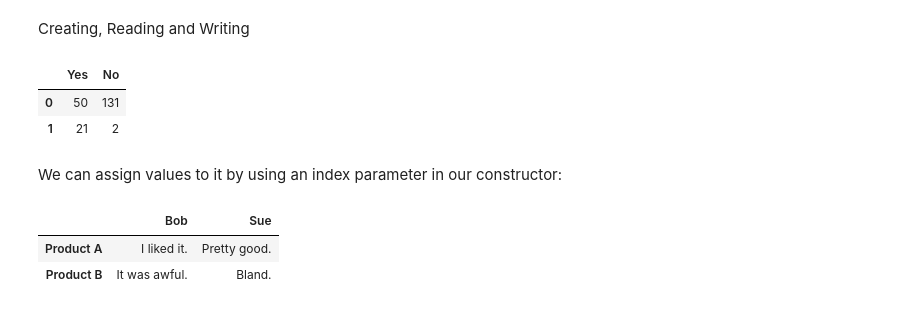
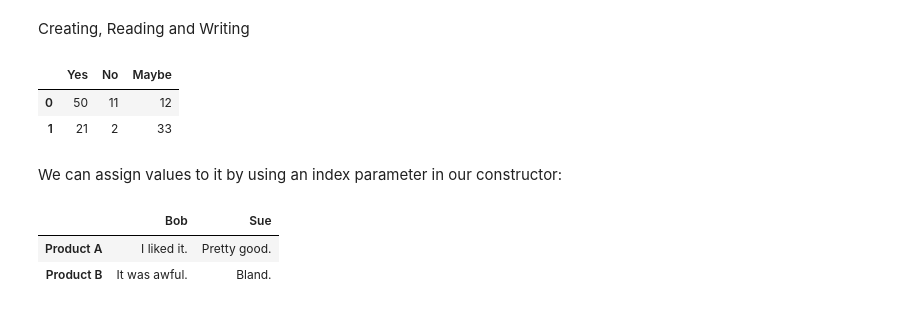
Before and after one commit to Amboyandrey/pythonnn, a Jupyter notebook: jupyter/Pandas.ipynb, the cells around one changed output. Saved outputs shown, nothing was run; the diff lists cells and outputs as text; code cells hidden in the pictures.

```diff
--- a/jupyter/Pandas.ipynb
+++ b/jupyter/Pandas.ipynb
@@ -3,11 +3,11 @@ Creating, Reading and Writing
 # %%
 import pandas as pd
 
-pd.DataFrame({'Yes': [50, 21], 'No': [131, 2]})
+pd.DataFrame({'Yes': [50, 21], 'No': [11, 2], 'Maybe': [12,33]})
 # %% [output]
-|  | Yes | No |
-| 0 | 50 | 131 |
-| 1 | 21 | 2 |
+|  | Yes | No | Maybe |
+| 0 | 50 | 11 | 12 |
+| 1 | 21 | 2 | 33 |
 # %% [markdown]
 We can assign values to it by using an index parameter in our constructor:
 # %%
```
Also changed, not shown: parts of 12 cells of this notebook, 2 other files.
